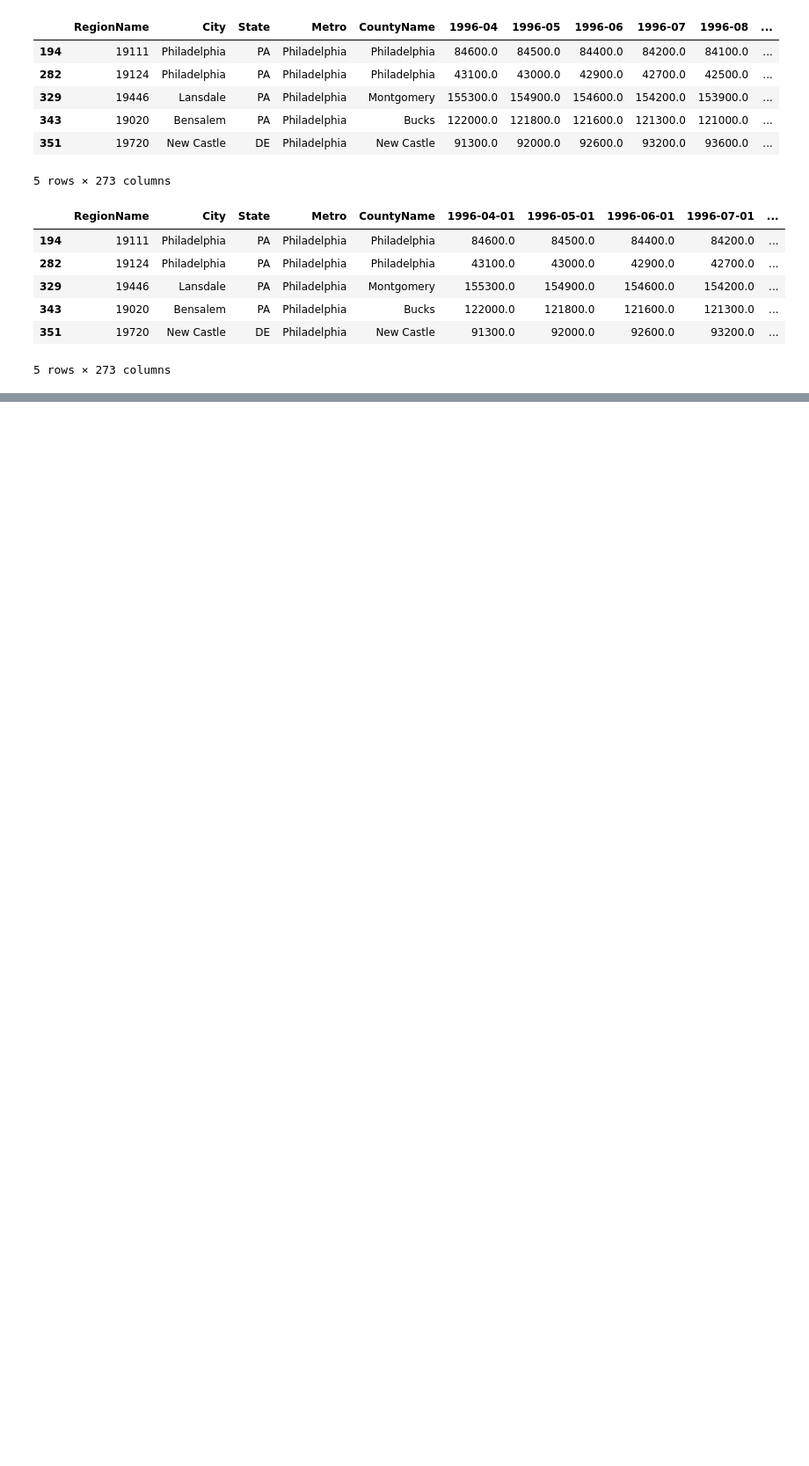
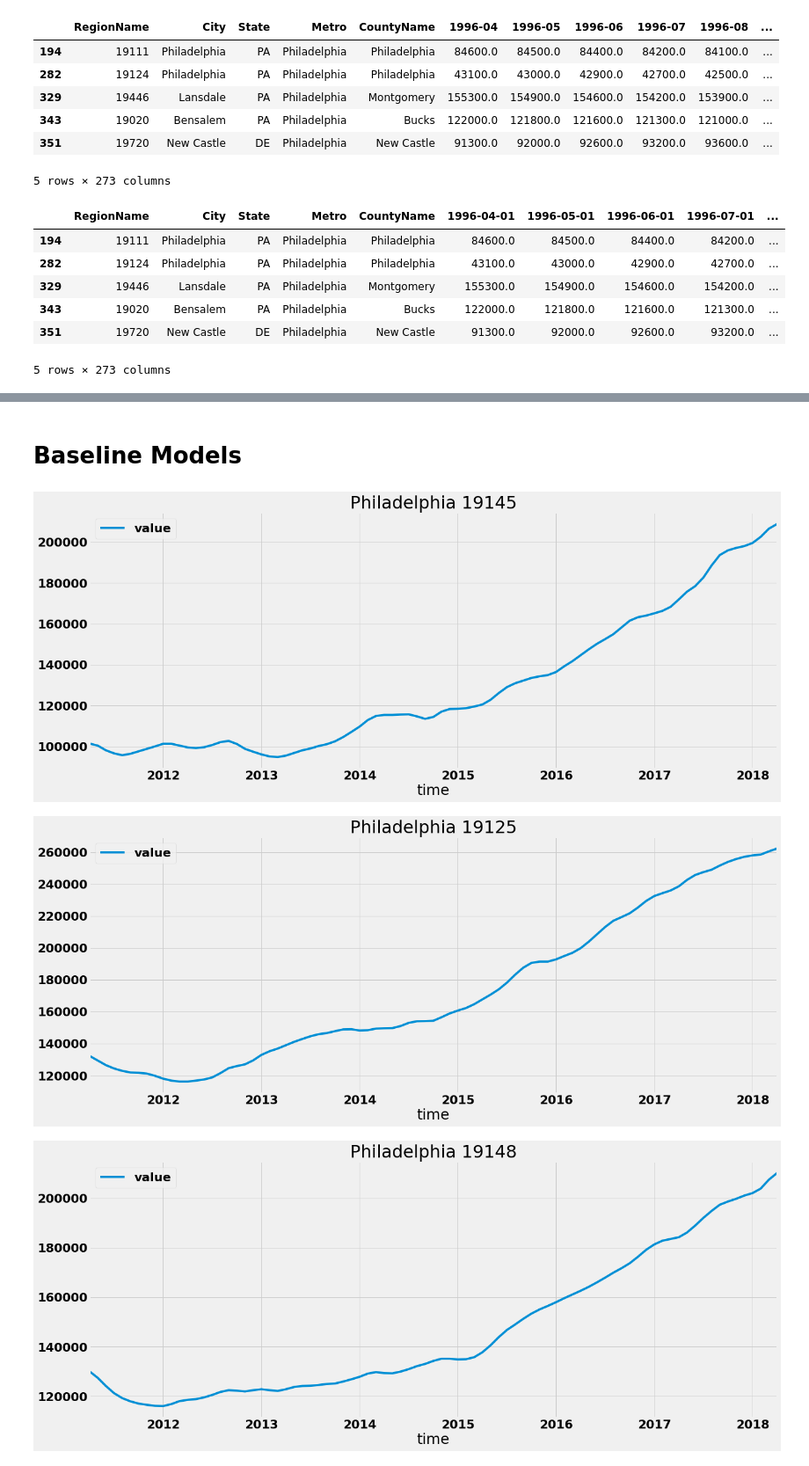
Before and after one commit to sanderlin2013/Zillow-Timeseries-Project, a Jupyter notebook: notebook.ipynb, the cells around one changed output, grey strips where cells are left out. Shown at 88% size. Saved outputs shown, nothing was run; the diff lists cells and outputs as text; code cells hidden in the pictures; blank space fills up the shorter version.

Commit message:
modeling, conclusion, and summary

```diff
--- a/notebook.ipynb
+++ b/notebook.ipynb
@@ -247,8 +280,9 @@ phil_data.head()
 | 351 | 19720 | New Castle | DE | Philadelphia | New Castle | 91300.0 | 92000.0 | 92600.0 | 93200.0 | 93600.0 | ... |
 5 rows × 273 columns
 # %%
-#pulling out the date columns so we can more easily change the format later on
-dates = phil_data.loc[:, ~phil_data.columns.isin(['RegionName','City', 'State', 'Metro', 'CountyName', 't_growth', 'growth1', 'growth2'])]
+# pulling out the date columns so we can more easily change the format later on
+dates = phil_data.loc[:, ~phil_data.columns.isin(
+    ['RegionName', 'City', 'State', 'Metro', 'CountyName', 't_growth', 'growth1', 'growth2'])]
 # %%
 # adjusting the column names so we can use pd.melt later
 column_names_to_change = {}
@@ -330,6 +303,0 @@ def melt_data(df, plot = False):
-# %%
-# handy list of just the zipcodes names
-zip_list = []
-for zip_code in top_10_philly['RegionName']:
-    zip_list.append(zip_code)
-zip_list
@@ -374,4 +303,0 @@ top_10_melt[0]['data']
-# %%
-# Plotting the timeseries data for the top 10 zipcodes
-for zip_code_melt in top_10_melt:
-    zip_code_melt['data'].plot(title=  f"Philadelphia {zip_code_melt['zip_code']}", figsize = (16,6));
@@ -750,0 +345,24 @@ top_5_rmses
+# %%
+def melt_data(df, plot=False):
+    '''
+    Here we are going to melt the data, so we can have our time series data in a more traditional format.
+    This will allow us to use timeseries modeling techniques later on.
+    '''
+
+    # melting the data so we have it in the long version, instead of wide
+    melted = pd.melt(df, id_vars=['RegionName', 'City', 'State', 'Metro',
+                     'CountyName', 't_growth', 'growth1', 'growth2'], var_name='time')
+    # makeing our new column `time` a datetime variable
+    melted['time'] = pd.to_datetime(melted['time'], infer_datetime_format=True)
+    # getting rid of rows that are missing `value` values
+    melted_nonan = melted.dropna(subset=['value'])
+    # set `time` as index so we can model it as a time series dataset
+    melted_nonan.set_index('time', inplace=True)
+    # drop all the columns we no longer need
+    if plot:
+        melted_nonan.drop(labels=['City', 'State', 'Metro', 'CountyName',
+                          't_growth', 'growth1', 'growth2'], axis=1, inplace=True)
+    else:
+        melted_nonan.drop(labels=['RegionName', 'City', 'State', 'Metro',
+                          'CountyName', 't_growth', 'growth1', 'growth2'], axis=1, inplace=True)
+    return melted_nonan
@@ -750,0 +400,11 @@ top_5_rmses
+# %% [markdown]
+# Baseline Models
+# %%
+# Plotting the timeseries data for the top 10 zipcodes
+for zip_code_melt in top_10_melt:
+    zip_code_melt['data'].plot(
+        title=f"Philadelphia {zip_code_melt['zip_code']}", figsize=(20, 8))
+# %% [output]
+[figure, added]
+[figure, added]
+[figure, added]
```
Also changed, not shown: parts of 93 cells of this notebook.
